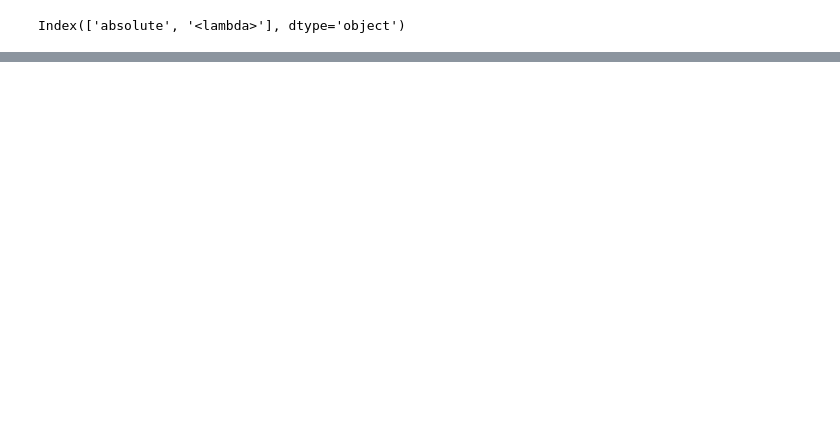
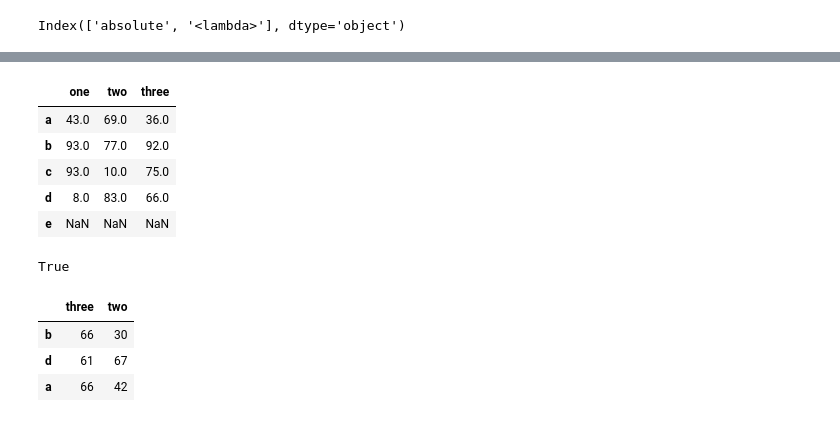
Before and after one commit to pumpbumb/pandas_practice, a Jupyter notebook: basic/3- Essential Basic Functionality.ipynb, the cells around one changed output, grey strips where cells are left out. Saved outputs shown, nothing was run; the diff lists cells and outputs as text; code cells hidden in the pictures; blank space fills up the shorter version.

```diff
--- a/basic/3- Essential Basic Functionality.ipynb
+++ b/basic/3- Essential Basic Functionality.ipynb
@@ -559,0 +562,3 @@ Index(['absolute', '<lambda>'], dtype='object')
+# %%
+s1 = pd.Series(np.random.randint(-8, 20, size=5), index=['a', 'b', 'c', 'd', 'e'])
+s1
@@ -559,0 +645,22 @@ Index(['absolute', '<lambda>'], dtype='object')
+# %%
+index_share2 = df1.reindex(s1.index, axis=0)
+index_share2
+# %% [output]
+|  | one | two | three |
+| a | 43.0 | 69.0 | 36.0 |
+| b | 93.0 | 77.0 | 92.0 |
+| c | 93.0 | 10.0 | 75.0 |
+| d | 8.0 | 83.0 | 66.0 |
+| e | NaN | NaN | NaN |
+# %%
+index_share2.index is s1.index
+# %% [output]
+True
+# %%
+df = pd.DataFrame(np.random.randint(-10, 100, size=(3, 2)), index=['b', 'd', 'a'], columns=['three', 'two'])
+df
+# %% [output]
+|  | three | two |
+| b | 66 | 30 |
+| d | 61 | 67 |
+| a | 66 | 42 |
```
Also changed, not shown: parts of 90 cells of this notebook.
